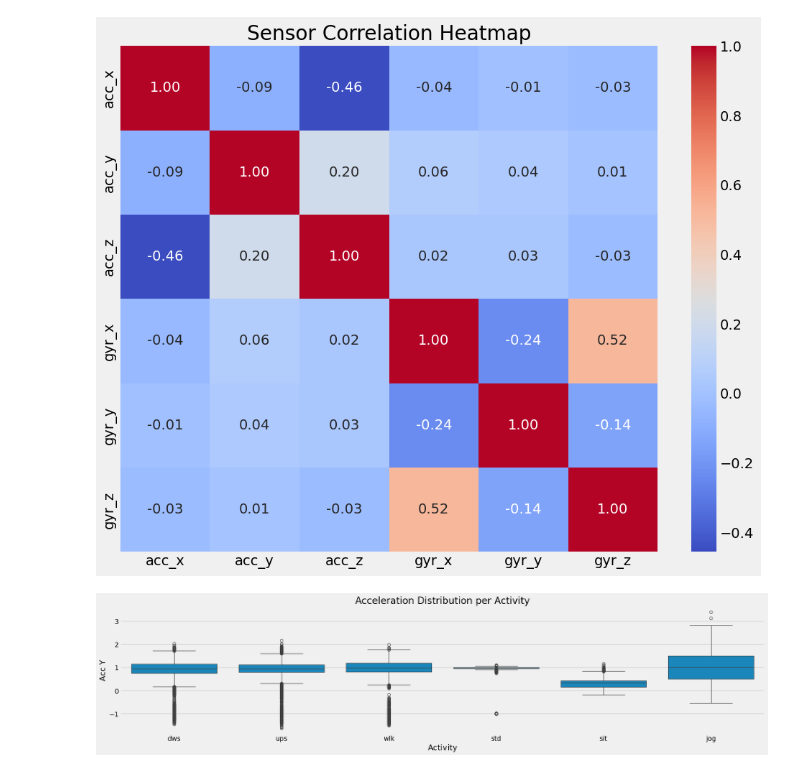
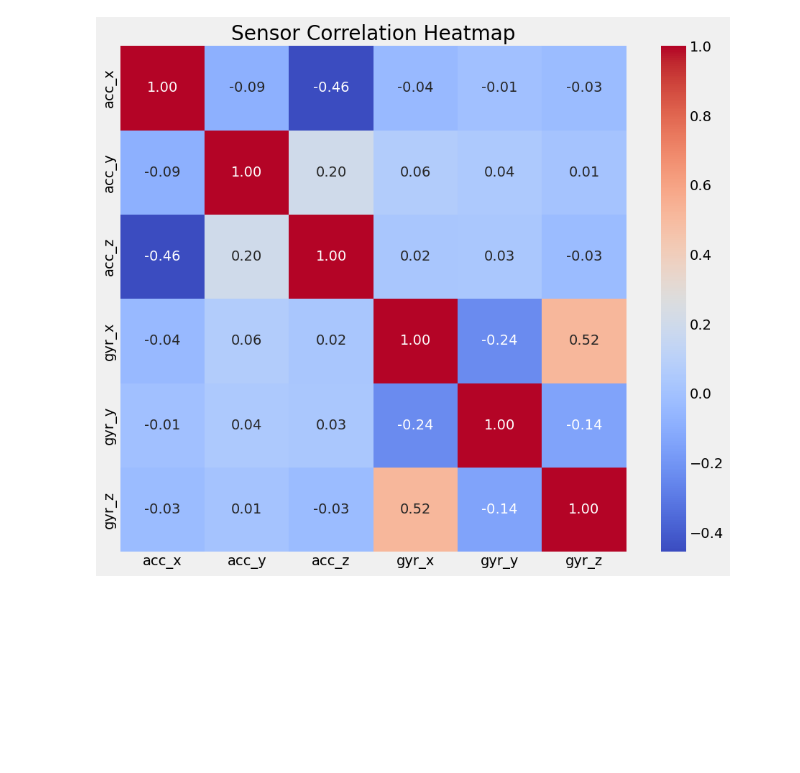
Before and after one commit to denzelnguyen/fitness-tracker-FIT, a Jupyter notebook: src/visualization/visualize.ipynb, the cells around one changed output. Drawn from its saved outputs; the diff is of its cells as text; code cells hidden in the pictures; blank space fills up the shorter version.

```diff
--- a/src/visualization/visualize.ipynb
+++ b/src/visualization/visualize.ipynb
@@ -184,24 +154,13 @@ Sự bất thường ở cuối tín hiệu: Khoảng sau mẫu thứ 480, có m
 # %%
 
-# 7. Distribution and Correlation
+# 5. Correlation
 
 corr_df = df[["acc_x", "acc_y", "acc_z", "gyr_x", "gyr_y", "gyr_z"]].corr()
 
 plt.figure(figsize=(10, 8))
-sns.heatmap(corr_df, annot=True, fmt=".2f", cmap="coolwarm")
+sns.heatmap(corr_df, annot=True, fmt=".2f", cmap="coolwarm", square=True)
 plt.title("Sensor Correlation Heatmap")
 plt.tight_layout()
-plt.savefig("../../reports/figures/correlation_heatmap.png", dpi=150)
 plt.show()
-
-plt.figure()
-sns.boxplot(x="category", y="acc_y", data=df)
-plt.title("Acceleration Distribution per Activity")
-plt.xlabel("Activity")
-plt.ylabel("Acc Y")
-plt.tight_layout()
-plt.savefig("../../reports/figures/boxplot_acc_y.png", dpi=150)
-plt.show()
 # %% [output]
-[figure, old version]
+[figure, new version]
-[figure, removed]
```
Also changed, not shown: parts of 16 cells of this notebook.
